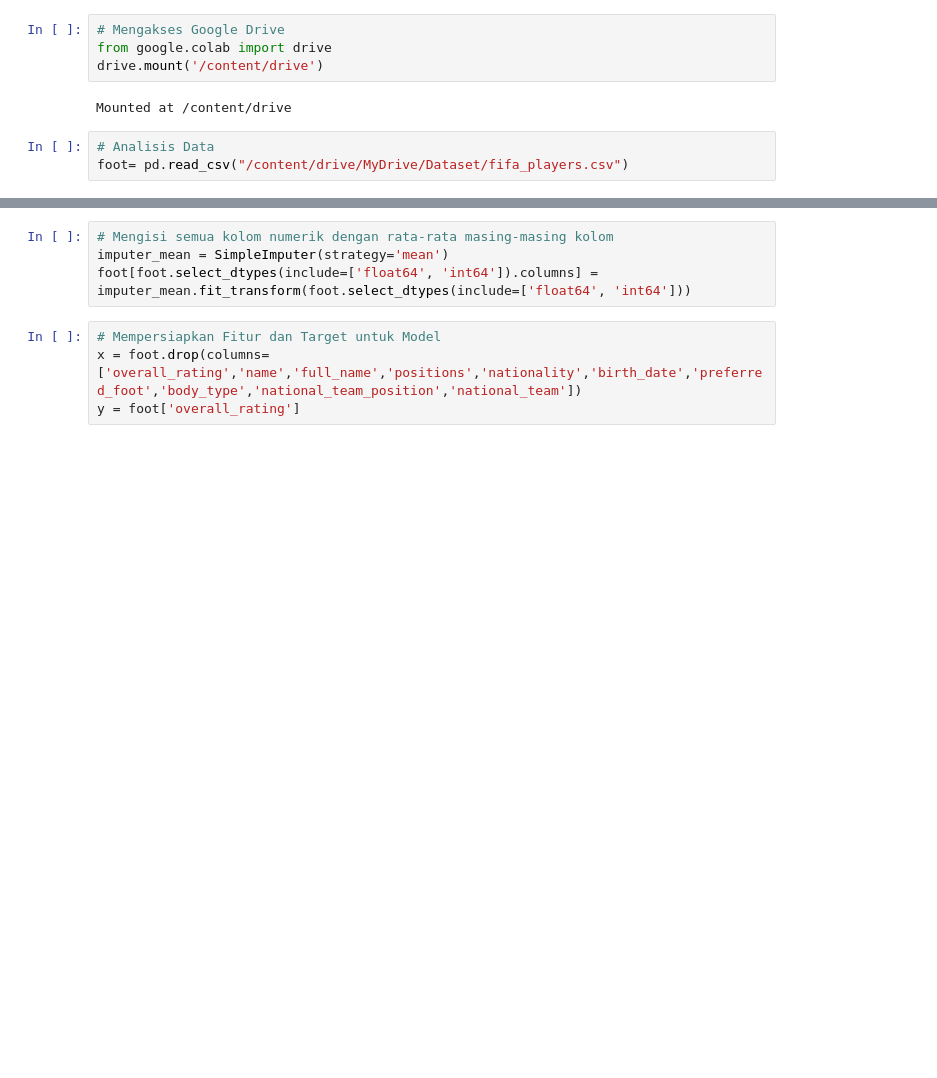
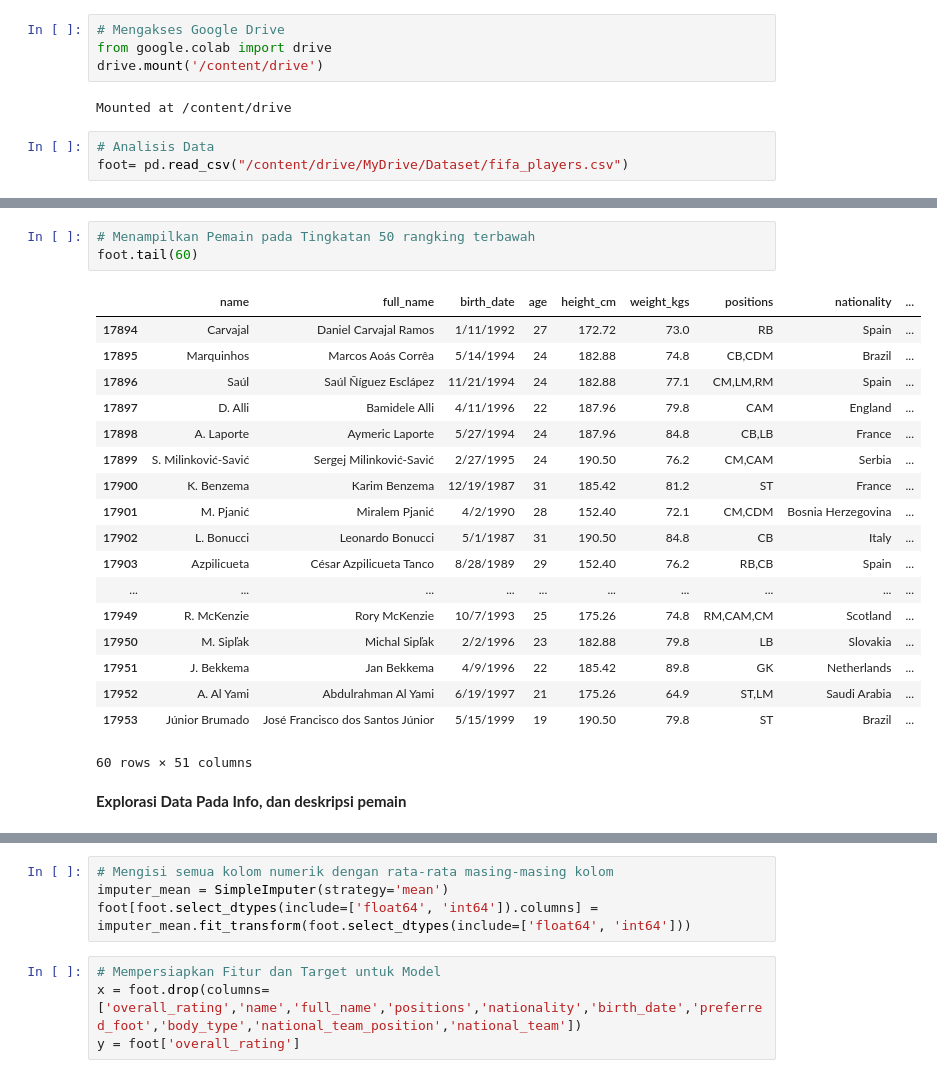
Before and after one commit to nuel071003/Kelompok-8, a Jupyter notebook: UAS_MeachineLearning.ipynb, the cells around one changed output, grey strips where cells are left out. Cells and saved outputs as stored; diff of their text form; blank space fills up the shorter version.

```diff
--- a/UAS_MeachineLearning.ipynb
+++ b/UAS_MeachineLearning.ipynb
@@ -88,0 +81,24 @@ None
+# %%
+# Menampilkan Pemain pada Tingkatan 50 rangking terbawah
+foot.tail(60)
+# %% [output]
+|  | name | full_name | birth_date | age | height_cm | weight_kgs | positions | nationality | ... |
+| 17894 | Carvajal | Daniel Carvajal Ramos | 1/11/1992 | 27 | 172.72 | 73.0 | RB | Spain | ... |
+| 17895 | Marquinhos | Marcos Aoás Corrêa | 5/14/1994 | 24 | 182.88 | 74.8 | CB,CDM | Brazil | ... |
+| 17896 | Saúl | Saúl Ñíguez Esclápez | 11/21/1994 | 24 | 182.88 | 77.1 | CM,LM,RM | Spain | ... |
+| 17897 | D. Alli | Bamidele Alli | 4/11/1996 | 22 | 187.96 | 79.8 | CAM | England | ... |
+| 17898 | A. Laporte | Aymeric Laporte | 5/27/1994 | 24 | 187.96 | 84.8 | CB,LB | France | ... |
+| 17899 | S. Milinković-Savić | Sergej Milinković-Savić | 2/27/1995 | 24 | 190.50 | 76.2 | CM,CAM | Serbia | ... |
+| 17900 | K. Benzema | Karim Benzema | 12/19/1987 | 31 | 185.42 | 81.2 | ST | France | ... |
+| 17901 | M. Pjanić | Miralem Pjanić | 4/2/1990 | 28 | 152.40 | 72.1 | CM,CDM | Bosnia Herzegovina | ... |
+| 17902 | L. Bonucci | Leonardo Bonucci | 5/1/1987 | 31 | 190.50 | 84.8 | CB | Italy | ... |
+| 17903 | Azpilicueta | César Azpilicueta Tanco | 8/28/1989 | 29 | 152.40 | 76.2 | RB,CB | Spain | ... |
+| ... | ... | ... | ... | ... | ... | ... | ... | ... | ... |
+| 17949 | R. McKenzie | Rory McKenzie | 10/7/1993 | 25 | 175.26 | 74.8 | RM,CAM,CM | Scotland | ... |
+| 17950 | M. Sipľak | Michal Sipľak | 2/2/1996 | 23 | 182.88 | 79.8 | LB | Slovakia | ... |
+| 17951 | J. Bekkema | Jan Bekkema | 4/9/1996 | 22 | 185.42 | 89.8 | GK | Netherlands | ... |
+| 17952 | A. Al Yami | Abdulrahman Al Yami | 6/19/1997 | 21 | 175.26 | 64.9 | ST,LM | Saudi Arabia | ... |
+| 17953 | Júnior Brumado | José Francisco dos Santos Júnior | 5/15/1999 | 19 | 190.50 | 79.8 | ST | Brazil | ... |
+60 rows × 51 columns
+# %% [markdown]
+**Explorasi Data Pada Info, dan deskripsi pemain**
```
Also changed, not shown: parts of 19 cells of this notebook.
